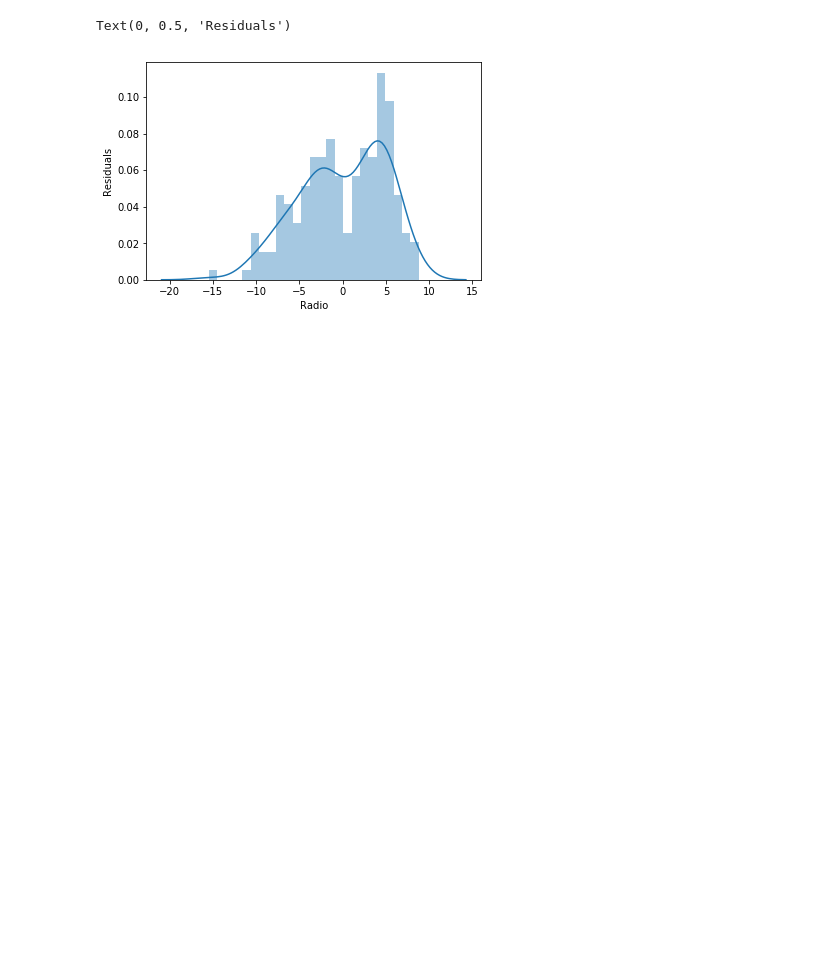
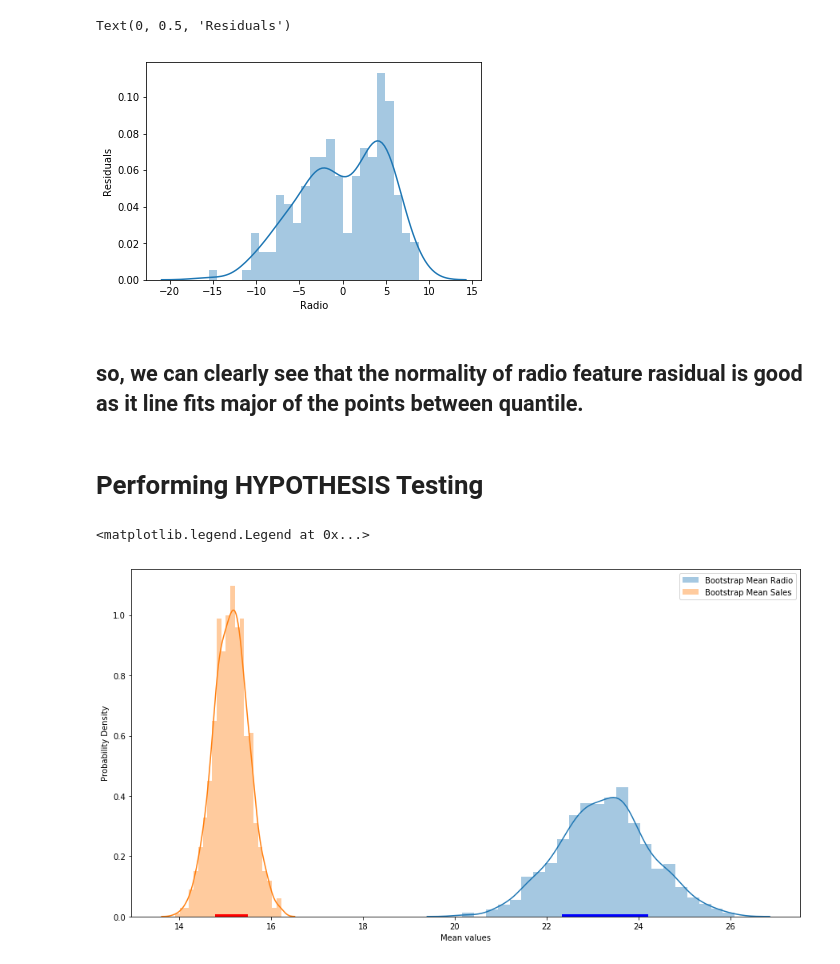
Before and after one commit to Abhishek768/sales_prediction, a Jupyter notebook: sales_prediction.ipynb, the cells around one changed output. Saved outputs shown, nothing was run; the diff lists cells and outputs as text; code cells hidden in the pictures; blank space fills up the shorter version.

Commit message:
perform hypothesis testing4

```diff
--- a/sales_prediction.ipynb
+++ b/sales_prediction.ipynb
@@ -436,3 +407,39 @@ plt.ylabel('Residuals')
 # %% [output]
 Text(0, 0.5, 'Residuals')
 [figure]
+# %% [markdown]
+## so, we can clearly see that the normality of radio feature rasidual is good as it line fits major of the points between quantile.
+# %% [markdown]
+# Performing HYPOTHESIS Testing
+# %%
+#I assume the null hypothesis that there is no relation between advertisement on radio and sales
+def non_parametric_bootstrap(x,f,nsim=1000, **kwargs):
+    statistics = np.zeros(nsim)
+    for i in range(nsim):
+        indices = np.random.randint(0,len(x),len(x))
+        X = x[indices]
+        statistics[i] = f(X, **kwargs)
+    return statistics
+
+def confidence_interval(samples, interval=95):
+    alpha = (100 - interval) / 2
+    lower = alpha
+    upper = 100 - alpha
+    left = np.percentile(samples, lower)
+    right = np.percentile(samples, upper)
+    return left, right
+# %%
+meanx = non_parametric_bootstrap(ad_data['Radio'], np.mean)
+meany = non_parametric_bootstrap(ad_data['Sales'], np.mean)
+# %%
+plt.figure(figsize=(15,8))
+sns.distplot(meanx, label='Bootstrap Mean Radio')
+sns.distplot(meany, label='Bootstrap Mean Sales')
+plt.hlines(y=0, xmin = confidence_interval(meanx, 65)[0], xmax = confidence_interval(meanx,68)[1], linewidth=6,color='b')
+plt.hlines(y=0, xmin = confidence_interval(meany, 65)[0], xmax = confidence_interval(meany,68)[1], linewidth=6, color='r')
+plt.ylabel('Probability Density')
+plt.xlabel('Mean values')
+plt.legend()
+# %% [output]
+<matplotlib.legend.Legend at 0x...>
+[figure, added]
```
Also changed, not shown: parts of 15 cells of this notebook.
